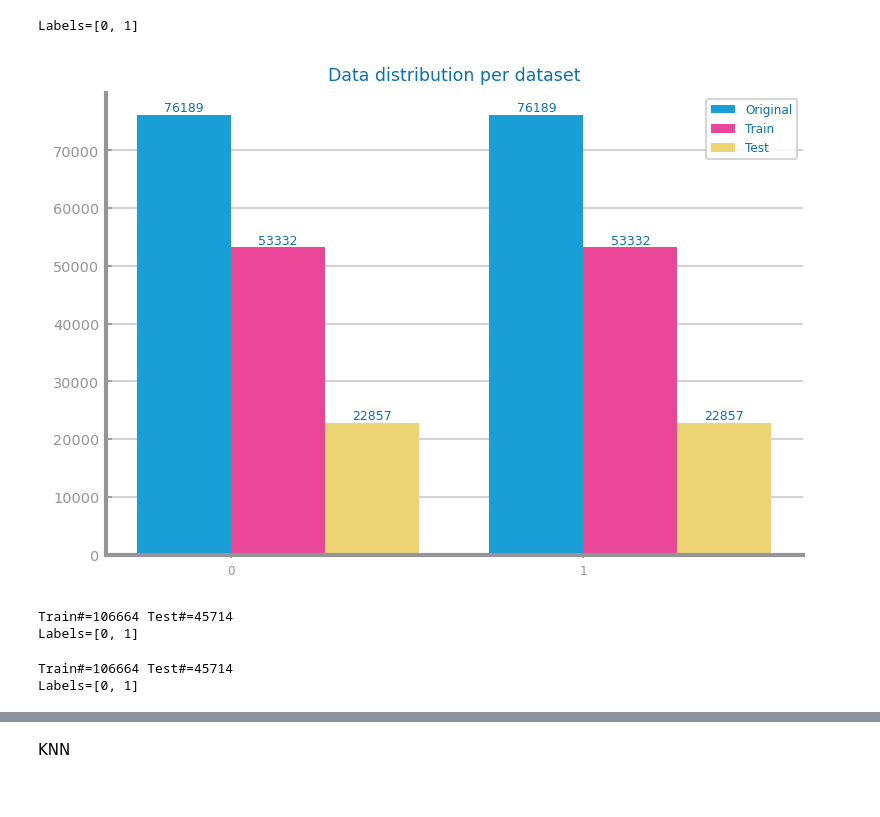
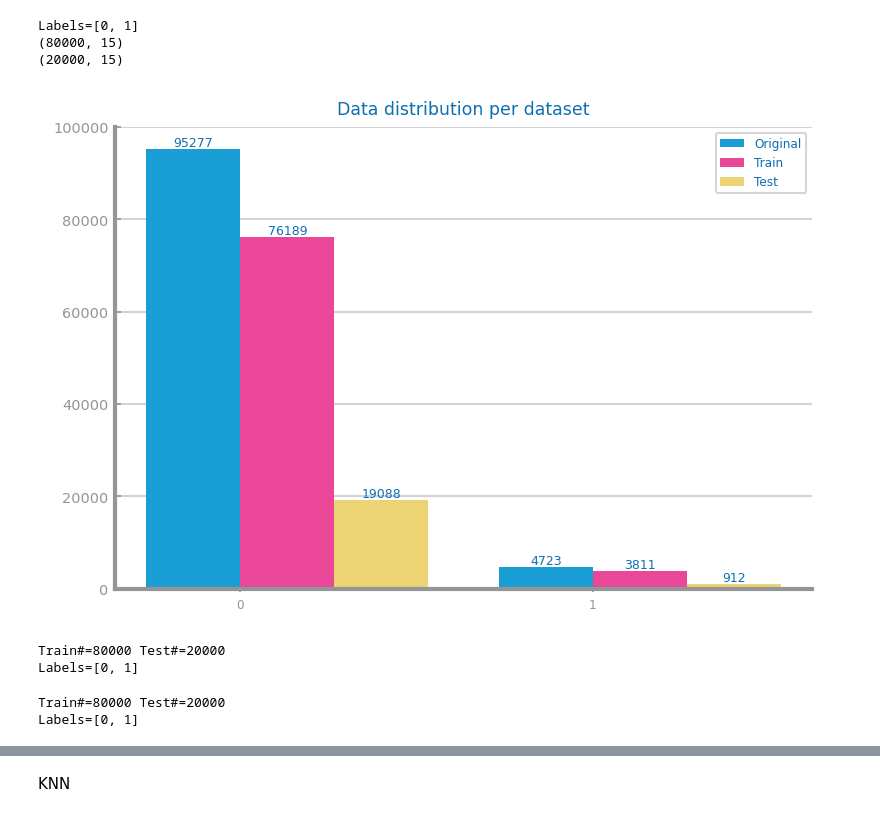
Before and after one commit to Moraisgit/data_science_project, a Jupyter notebook: src/set1_modeling.ipynb, the cells around one changed output, grey strips where cells are left out. Saved outputs shown, nothing was run; the diff lists cells and outputs as text; code cells hidden in the pictures.

Commit message:
fixed balancing only to train thanks Antonio Morais

```diff
--- a/src/set1_modeling.ipynb
+++ b/src/set1_modeling.ipynb
@@ -1,3 +1,9 @@
+# %%
+path_to_directory = "C:/Users/Utilizador/OneDrive/Documentos/DS"
+file_tag = "class_ny_arrests"
+
+train_filename = f"{path_to_directory}/datasets/{file_tag}_train_redundant.csv"
+test_filename = f"{path_to_directory}/datasets/{file_tag}_test_redundant.csv"
 # %%
 from numpy import array, ndarray
 from pandas import read_csv, DataFrame
@@ -5,57 +11,70 @@ from pandas import read_csv, DataFrame
 file_tag = "set2_modeling"
 #index_col = "ARREST_KEY"    #acho que dropamos dps tira se for preciso
 target = "JURISDICTION_CODE"    #corrigir nome
-data: DataFrame = read_csv("datasets/class_ny_arrests_smote.csv")     #corrigir nome do file
-labels: list = list(data[target].unique())
+data_train: DataFrame = read_csv(train_filename)
+data_test: DataFrame = read_csv(test_filename)
+
+labels: list = list(data_train[target].unique())
 labels.sort()
 print(f"Labels={labels}")
+print(data_train.shape)
+print(data_test.shape)
 
 positive: int = 1
 negative: int = 0
 values: dict[str, list[int]] = {
     "Original": [
-        len(data[data[target] == negative]),
-        len(data[data[target] == positive]),
+        len(data_train[data_train[target] == negative])+len(data_test[data_test[target] == negative]),
+        len(data_train[data_train[target] == positive])+len(data_test[data_test[target] == positive]),
     ]
 }
 
-y: array = data.pop(target).to_list()
-X: ndarray = data.values
+y_trn: array = data_train.pop(target).to_list()
+X_trn: ndarray = data_train.values
+
+y_tst: array = data_test.pop(target).to_list()
+X_tst: ndarray = data_test.values
 # %% [output]
 Labels=[0, 1]
+(80000, 15)
+(20000, 15)
 # %%
 from pandas import concat
 from matplotlib.pyplot import figure, show
 from sklearn.model_selection import train_test_split
 from dslabs_functions import plot_multibar_chart
 
 
-trnX, tstX, trnY, tstY = train_test_split(X, y, train_size=0.7, stratify=y)
+#trnX, tstX, trnY, tstY = train_test_split(X, y, train_size=0.7, stratify=y)
+trnX = X_trn
+trnY = y_trn
+tstX = X_tst
+tstY = y_tst
 
 train: DataFrame = concat(
-    [DataFrame(trnX, columns=data.columns), DataFrame(trnY, columns=[target])], axis=1
+    [DataFrame(trnX, columns=data_train.columns), DataFrame(trnY, columns=[target])], axis=1
 )
 train.to_csv(f"datasets/{file_tag}_train.csv", index=False)
 
 test: DataFrame = concat(
-    [DataFrame(tstX, columns=data.columns), DataFrame(tstY, columns=[target])], axis=1
+    [DataFrame(tstX, columns=data_test.columns), DataFrame(tstY, columns=[target])], axis=1
 )
 test.to_csv(f"datasets/{file_tag}_test.csv", index=False)
 
 values["Train"] = [
     len(train[train[target] == negative]),
     len(train[train[target] == positive]),
 ]
 values["Test"] = [
     len(test[test[target] == negative]),
     len(test[test[target] == positive]),
 ]
 
 figure(figsize=(6, 4))
 plot_multibar_chart(labels, values, title="Data distribution per dataset")
 show()
 # %% [output]
-[figure, old version]
+[figure, new version]
 # %%
 from pandas import read_csv
 
@@ -91,7 +110,7 @@ trnX, tstX, trnY, tstY, labels, vars = read_train_test_from_files(
 print(f"Train#={len(trnX)} Test#={len(tstX)}")
 print(f"Labels={labels}")
 # %% [output]
-Train#=106664 Test#=45714
+Train#=80000 Test#=20000
 Labels=[0, 1]
 # %%
 from dslabs_functions import read_train_test_from_files
@@ -103,7 +122,7 @@ trnX, tstX, trnY, tstY, labels, vars = read_train_test_from_files(
 print(f"Train#={len(trnX)} Test#={len(tstX)}")
 print(f"Labels={labels}")
 # %% [output]
-Train#=106664 Test#=45714
+Train#=80000 Test#=20000
 Labels=[0, 1]
 # %%
 data123: DataFrame = read_csv(train_filename)
```
Also changed, not shown: parts of 9 cells of this notebook.
